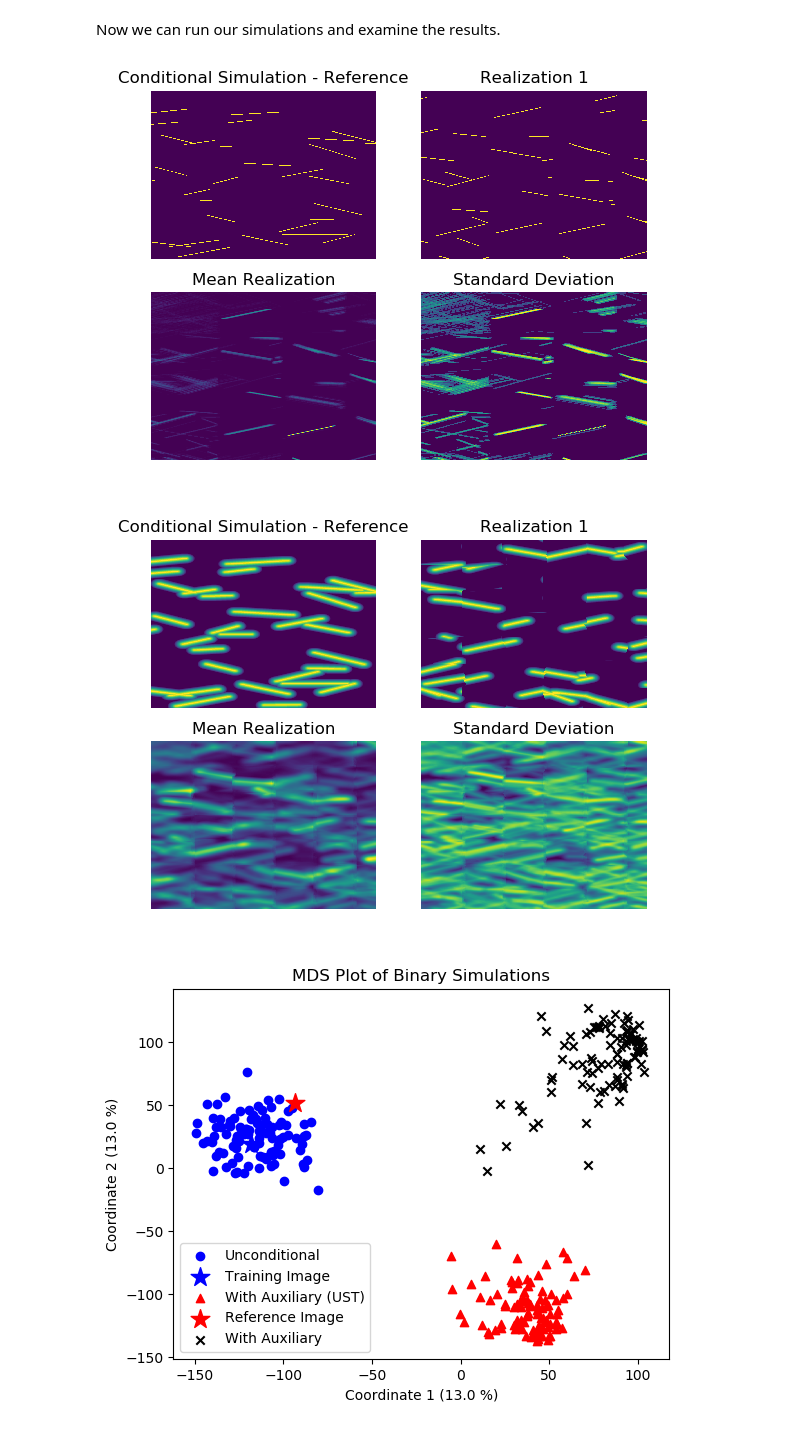
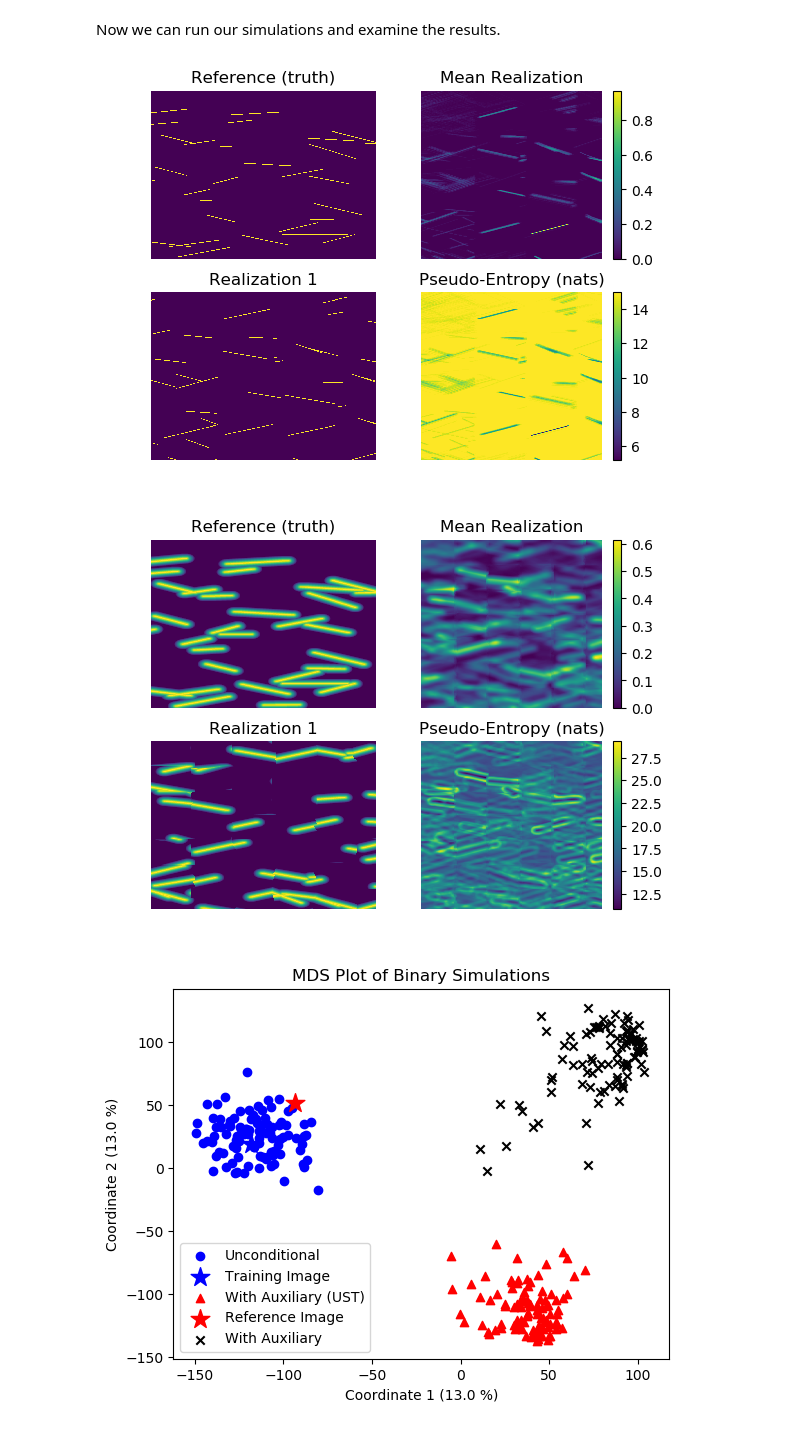
Before and after one commit to ammilten/ImageQuiltingFractures, a Jupyter notebook: IQFrac_noSims.ipynb, the cells around one changed output. Saved outputs shown, nothing was run; the diff lists cells and outputs as text; code cells hidden in the pictures.

```diff
--- a/IQFrac_noSims.ipynb
+++ b/IQFrac_noSims.ipynb
@@ -428,50 +434,54 @@ binary_cond_ust=load("Simulations/binary_cond_ust_sim.jld")["sim"]["Realizations
 prox_cond_ust=load("Simulations/prox_cond_ust_sim.jld")["sim"]["Realizations"]
 
 #Compute mean & stdev of realizations
-binary_cond_ust_mean, binary_cond_ust_stdev=realizationStats(binary_cond_ust)
-prox_cond_ust_mean, prox_cond_ust_stdev=realizationStats(prox_cond_ust);
+binary_cond_ust_mean, binary_cond_ust_stdev, binary_cond_ust_entropy=realizationStats(binary_cond_ust)
+prox_cond_ust_mean, prox_cond_ust_stdev, prox_cond_ust_entropy=realizationStats(prox_cond_ust);
 # %%
 #Plot binary UST conditional sims
 subplot(2,2,1)
 plotImage(R_prim)
 axis("off")
-title("Conditional Simulation - Reference")
-subplot(2,2,2)
+title("Reference (truth)")
+subplot(2,2,3)
 plotImage(binary_cond_ust[1][:,:,1])
 axis("off")
 title("Realization 1")
-subplot(2,2,3)
+subplot(2,2,2)
 plotImage(binary_cond_ust_mean)
 axis("off")
 title("Mean Realization")
+colorbar()
 subplot(2,2,4)
-plotImage(binary_cond_ust_stdev)
+plotImage(binary_cond_ust_entropy)
 axis("off")
-title("Standard Deviation")
+title("Pseudo-Entropy (nats)")
+colorbar()
 ;
 # %% [output]
-[figure, old version]
+[figure, new version]
 # %%
 #Plot prox UST conditional sims
 subplot(2,2,1)
 plotImage(R_prox)
 axis("off")
-title("Conditional Simulation - Reference")
-subplot(2,2,2)
+title("Reference (truth)")
+subplot(2,2,3)
 plotImage(prox_cond_ust[1][:,:,1])
 axis("off")
 title("Realization 1")
-subplot(2,2,3)
+subplot(2,2,2)
 plotImage(prox_cond_ust_mean)
 axis("off")
 title("Mean Realization")
+colorbar()
 subplot(2,2,4)
-plotImage(prox_cond_ust_stdev)
+plotImage(prox_cond_ust_entropy)
 axis("off")
-title("Standard Deviation")
+title("Pseudo-Entropy (nats)")
+colorbar()
 ;
 # %% [output]
-[figure, old version]
+[figure, new version]
 # %%
 #Compute distance matrix for proximity-transformed simulations and perform MDS
 D_prox_ust=distMat(vcat(prox_uncond,prox_cond_ust,prox_cond),TI_prox,R_prox)
```
Also changed, not shown: parts of 8 cells of this notebook, 3 other files.
